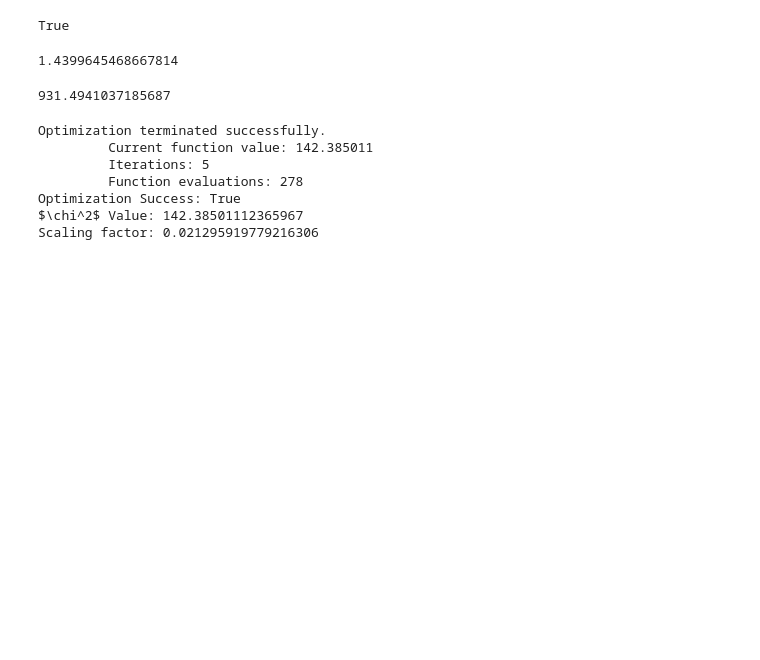
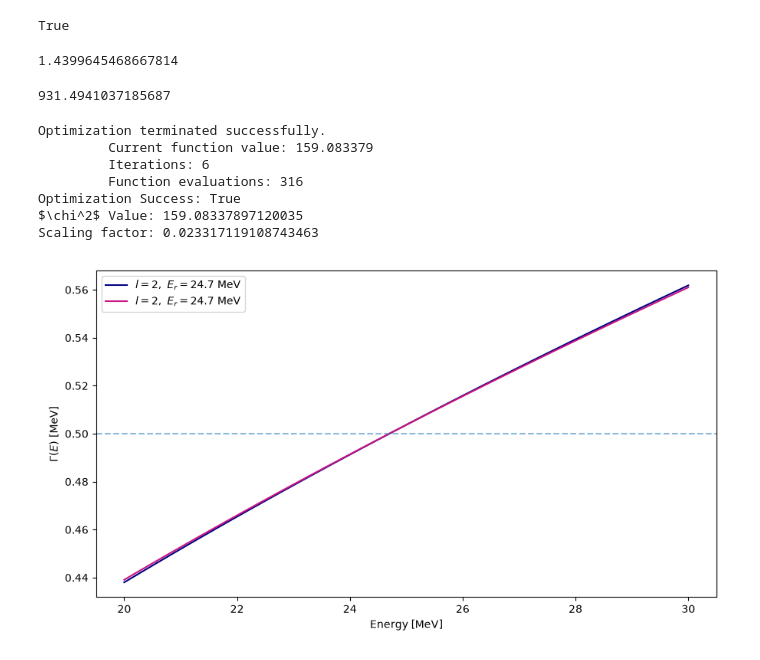
Before and after one commit to singhp99/spyral_notebooks, a Jupyter notebook: event_mixing_16O.ipynb, the cells around one changed output. Cells and saved outputs as stored; diff of their text form; code cells hidden in the pictures; blank space fills up the shorter version.

```diff
--- a/event_mixing_16O.ipynb
+++ b/event_mixing_16O.ipynb
@@ -1366,7 +1365,7 @@ energy_centers = (hist_uncorr.bins[:-1] + hist_uncorr.bins[1:]) / 2 #bin centers
 result = minimize(
     total_fit,
     guess,
-    args=(corr,uncorr, energy_centers,0,2,Z_C12,Z_ALPHA,mu_c12,R_c12,22,24.7,0.06,0.5), #(params, corr, uncorr, bin_edges, l1, l2, Z1,Z2,mu,R,centroid,centroid2,gamma_0_1,gamma_0_2)
+    args=(corr,uncorr, energy_centers,0,2,Z_C12,Z_ALPHA,mu_c12,R_c12,22,24.7,0.06,0.6), #(params, corr, uncorr, bin_edges, l1, l2, Z1,Z2,mu,R,centroid,centroid2,gamma_0_1,gamma_0_2)
     method="Powell",
     bounds=bounds,
     options={'maxiter': 1000, 'disp': True}
@@ -1392,50 +1391,52 @@ weight = inverse_fermi(shifted_bin_centers,*o16_parameters)
 uncorr_fermi = uncorr*weight
 # %% [output]
 Optimization terminated successfully.
-         Current function value: 142.385011
-         Iterations: 5
-         Function evaluations: 278
+         Current function value: 159.083379
+         Iterations: 6
+         Function evaluations: 316
 Optimization Success: True
-$\chi^2$ Value: 142.38501112365967
-Scaling factor: 0.021295919779216306
+$\chi^2$ Value: 159.08337897120035
+Scaling factor: 0.023317119108743463
 # %%
-# E_test = np.linspace(20, 30, 200)
+E_test = np.linspace(20, 30, 200)
 
-# gamma_1 = gamma_coulomb(
-#     E_test, 0, 22, 0.06,
-#     Z_C12, Z_ALPHA, mu_c12, R_c12
-# )
+gamma_1 = gamma_coulomb(
+    E_test, 0, 22, 0.06,
+    Z_C12, Z_ALPHA, mu_c12, R_c12
+)
 
-# gamma_2 = gamma_coulomb(
-#     E_test, 2, 24.7, 0.5,
-#     Z_C12, Z_ALPHA, mu_c12, R_c12
-# )
+gamma_2 = gamma_coulomb(
+    E_test, 2, 24.7, 0.5,
+    Z_C12, Z_ALPHA, mu_c12, R_c12
+)
 
-# gamma_1_2 = gamma_coulomb(
-#     E_test, 0, 22, 0.06,
-#     Z_ALPHA, Z_ALPHA, mu_4he, R_4he
-# )
+gamma_1_2 = gamma_coulomb(
+    E_test, 0, 22, 0.06,
+    Z_ALPHA, Z_ALPHA, mu_4he, R_4he
+)
 
-# gamma_2_2 = gamma_coulomb(
-#     E_test, 2, 24.7, 0.5,
-#     Z_ALPHA, Z_ALPHA, mu_4he, R_4he
-# )
+gamma_2_2 = gamma_coulomb(
+    E_test, 2, 24.7, 0.5,
+    Z_ALPHA, Z_ALPHA, mu_4he, R_4he
+)
 
-# fig, ax = plt.subplots(figsize=(9, 5))
+fig, ax = plt.subplots(figsize=(9, 5))
 
 # ax.plot(E_test, gamma_1, label=r"$l=0,\ E_r=22$ MeV", color="navy")
-# # ax.plot(E_test, gamma_2, label=r"$l=2,\ E_r=24.7$ MeV", color="navy")
+ax.plot(E_test, gamma_2, label=r"$l=2,\ E_r=24.7$ MeV", color="navy")
 
 
 # ax.plot(E_test, gamma_1_2, label=r"$l=0,\ E_r=22$ MeV", color="mediumvioletred")
-# # ax.plot(E_test, gamma_2_2, label=r"$l=2,\ E_r=24.7$ MeV", color="mediumvioletred")
+ax.plot(E_test, gamma_2_2, label=r"$l=2,\ E_r=24.7$ MeV", color="mediumvioletred")
 
 # ax.axhline(0.06, linestyle="--", alpha=0.5)
-# # ax.axhline(0.5, linestyle="--", alpha=0.5)
+ax.axhline(0.5, linestyle="--", alpha=0.5)
 
-# ax.set_xlabel("Energy [MeV]")
-# ax.set_ylabel(r"$\Gamma(E)$ [MeV]")
-# ax.legend()
-# plt.tight_layout()
-# plt.show()
+ax.set_xlabel("Energy [MeV]")
+ax.set_ylabel(r"$\Gamma(E)$ [MeV]")
+ax.legend()
+plt.tight_layout()
+plt.show()
+# %% [output]
+[figure, added]
 # %%
```
Also changed, not shown: parts of 4 cells of this notebook.
